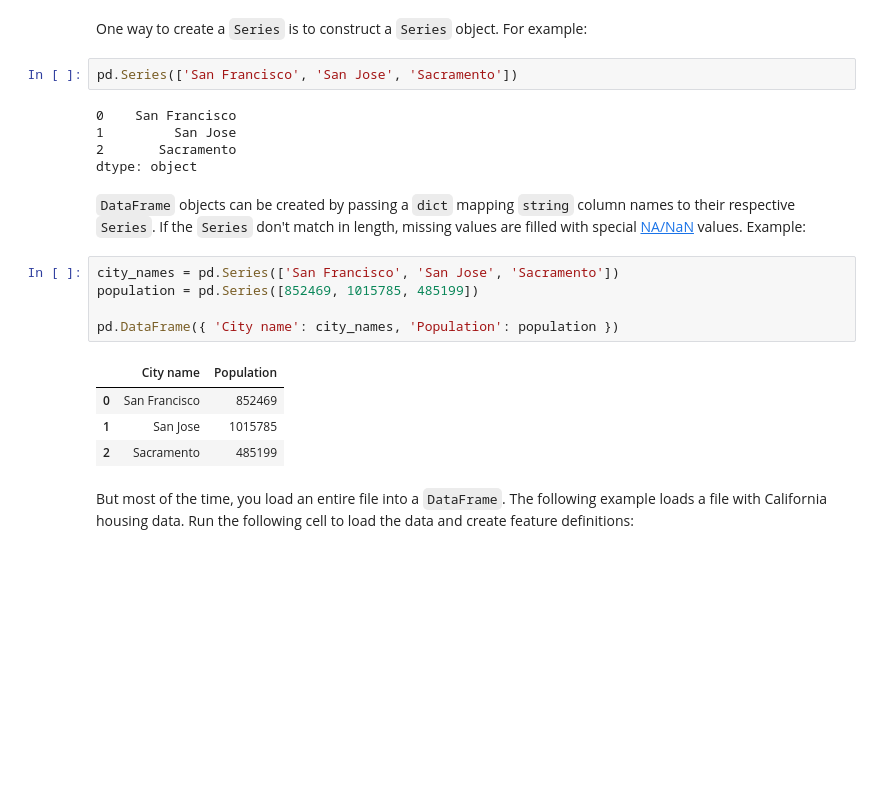
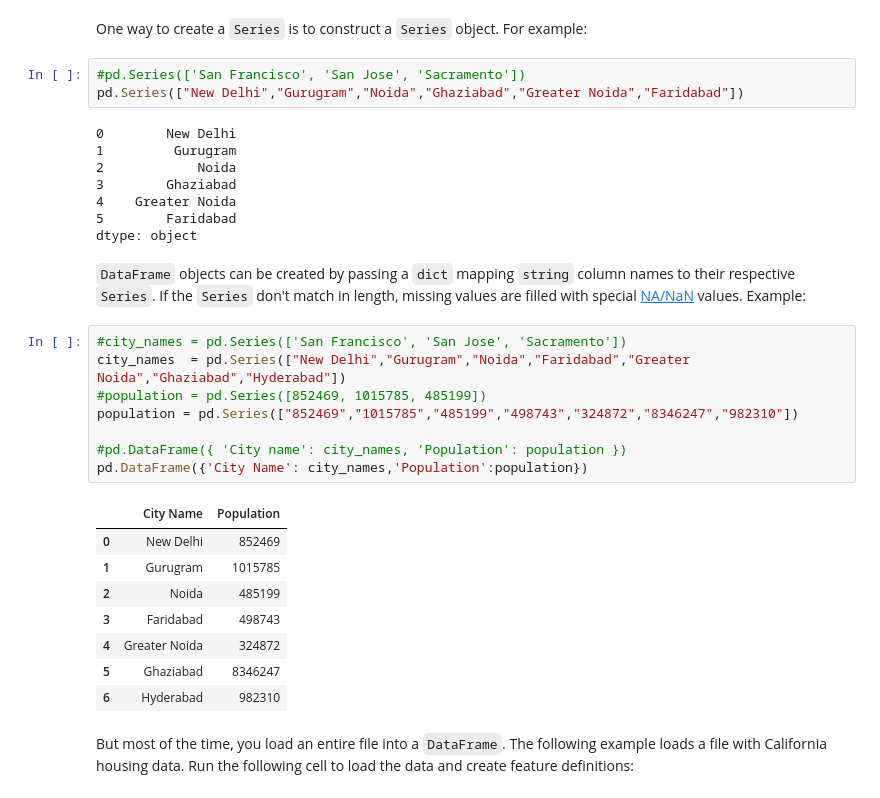
Before and after one commit to ashishbanerjee29/google_collab, a Jupyter notebook: intro_to_pandas.ipynb, the cells around one changed output. Cells and saved outputs as stored; diff of their text form; blank space fills up the shorter version.

```diff
--- a/intro_to_pandas.ipynb
+++ b/intro_to_pandas.ipynb
@@ -46,24 +46,35 @@ The data frame is a commonly used abstraction for data manipulation. Similar imp
 # %% [markdown]
 One way to create a `Series` is to construct a `Series` object. For example:
 # %%
-pd.Series(['San Francisco', 'San Jose', 'Sacramento'])
+#pd.Series(['San Francisco', 'San Jose', 'Sacramento'])
+pd.Series(["New Delhi","Gurugram","Noida","Ghaziabad","Greater Noida","Faridabad"])
 # %% [output]
-0    San Francisco
-1         San Jose
-2       Sacramento
+0        New Delhi
+1         Gurugram
+2            Noida
+3        Ghaziabad
+4    Greater Noida
+5        Faridabad
 dtype: object
 # %% [markdown]
 `DataFrame` objects can be created by passing a `dict` mapping `string` column names to their respective `Series`. If the `Series` don't match in length, missing values are filled with special [NA/NaN](http://pandas.pydata.org/pandas-docs/stable/missing_data.html) values. Example:
 # %%
-city_names = pd.Series(['San Francisco', 'San Jose', 'Sacramento'])
-population = pd.Series([852469, 1015785, 485199])
+#city_names = pd.Series(['San Francisco', 'San Jose', 'Sacramento'])
+city_names  = pd.Series(["New Delhi","Gurugram","Noida","Faridabad","Greater Noida","Ghaziabad","Hyderabad"])
+#population = pd.Series([852469, 1015785, 485199])
+population = pd.Series(["852469","1015785","485199","498743","324872","8346247","982310"])
 
-pd.DataFrame({ 'City name': city_names, 'Population': population })
+#pd.DataFrame({ 'City name': city_names, 'Population': population })
+pd.DataFrame({'City Name': city_names,'Population':population})
 # %% [output]
-|  | City name | Population |
-| 0 | San Francisco | 852469 |
-| 1 | San Jose | 1015785 |
-| 2 | Sacramento | 485199 |
+|  | City Name | Population |
+| 0 | New Delhi | 852469 |
+| 1 | Gurugram | 1015785 |
+| 2 | Noida | 485199 |
+| 3 | Faridabad | 498743 |
+| 4 | Greater Noida | 324872 |
+| 5 | Ghaziabad | 8346247 |
+| 6 | Hyderabad | 982310 |
 # %% [markdown]
 But most of the time, you load an entire file into a `DataFrame`. The following example loads a file with California housing data. Run the following cell to load the data and create feature definitions:
 # %%
```
Also changed, not shown: parts of 13 cells of this notebook.
